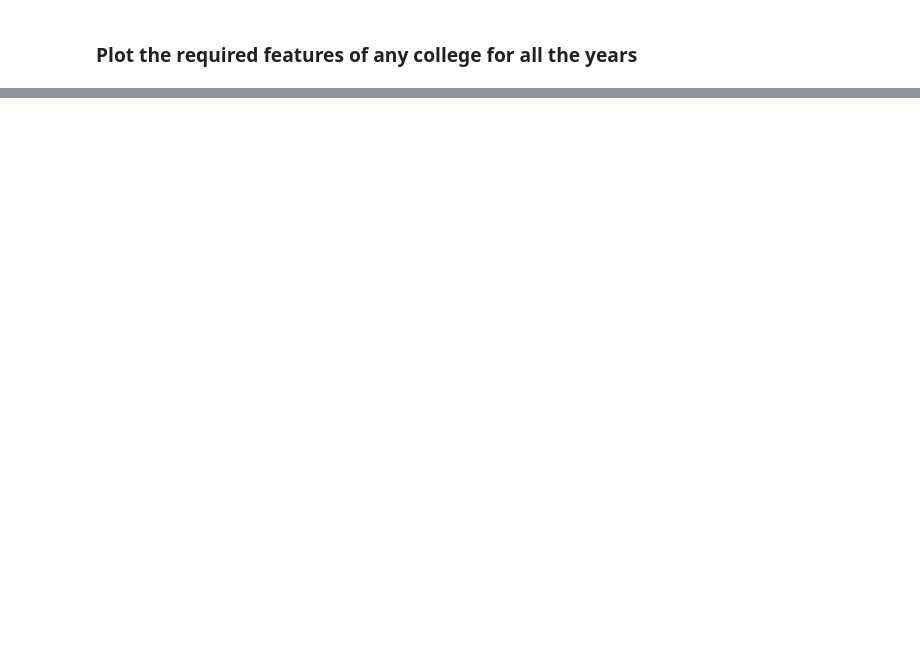
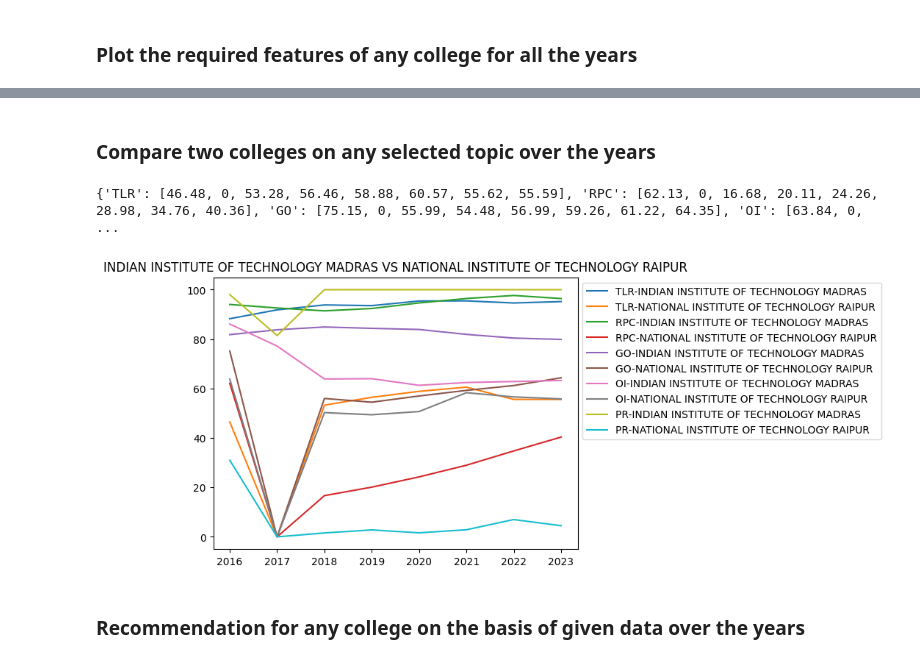
Before and after one commit to gracious7/NIRF-CU-70, a Jupyter notebook: nirf_backend/main/data/graphs.ipynb, the cells around one changed output, grey strips where cells are left out. Cells and saved outputs as stored; diff of their text form; code cells hidden in the pictures; blank space fills up the shorter version.

```diff
--- a/nirf_backend/main/data/graphs.ipynb
+++ b/nirf_backend/main/data/graphs.ipynb
@@ -142,0 +191,64 @@ plt.show()
+# %% [markdown]
+### Compare two colleges on any selected topic over the years
+# %%
+years = [2016, 2017, 2018, 2019, 2020, 2021, 2022, 2023]
+college = "Indian Institute Of Technology, Madras"
+comp_college = "National Institute Of Technology, Raipur"
+type_required = ['TLR', 'RPC', 'GO', 'OI', 'PR']
+
+data1 = {type: [] for type in type_required}
+data2 = {type: [] for type in type_required}
+
+for y in years:
+  df = pd.read_csv(f'./nirf/{y}.csv')
+  df['Name'] = df['Name'].str.upper()
+  df['Name'] = df['Name'].str.replace(",", "")
+  college = college.upper()
+  college = college.replace(",", "")
+
+  comp_college = comp_college.upper()
+  comp_college = comp_college.replace(",", "")
+
+  df_dict1 = df[df['Name'] == college].to_dict(orient='records')
+  df_dict2 = df[df['Name'] == comp_college].to_dict(orient='records')
+
+  flag1 = 0
+  flag2 = 0
+  if len(df_dict1) == 0:
+    flag1 = 1
+
+  if not flag1:
+    df_dict1 = df_dict1[0]
+
+  if len(df_dict2) == 0:
+    flag2 = 1
+
+  if not flag2:
+    df_dict2 = df_dict2[0]
+
+  for type in type_required:
+    if not flag1:
+      data1[type].append(df_dict1[type])
+    else:
+      data1[type].append(0)
+
+  for type in type_required:
+    if not flag2:
+      data2[type].append(df_dict2[type])
+    else:
+      data2[type].append(0)
+
+for type in type_required:
+  plt.plot(years, data1[type], label=f"{type}-{college}")
+  plt.plot(years, data2[type], label=f"{type}-{comp_college}")
+
+print(data2)
+
+plt.title(f"{college} VS {comp_college}")
+plt.legend(bbox_to_anchor=(1, 1))
+plt.show()
+# %% [output]
+{'TLR': [46.48, 0, 53.28, 56.46, 58.88, 60.57, 55.62, 55.59], 'RPC': [62.13, 0, 16.68, 20.11, 24.26, 28.98, 34.76, 40.36], 'GO': [75.15, 0, 55.99, 54.48, 56.99, 59.26, 61.22, 64.35], 'OI': [63.84, 0,  ...
+[figure, added]
+# %% [markdown]
+### Recommendation for any college on the basis of given data over the years
```
Also changed, not shown: parts of 5 cells of this notebook.
